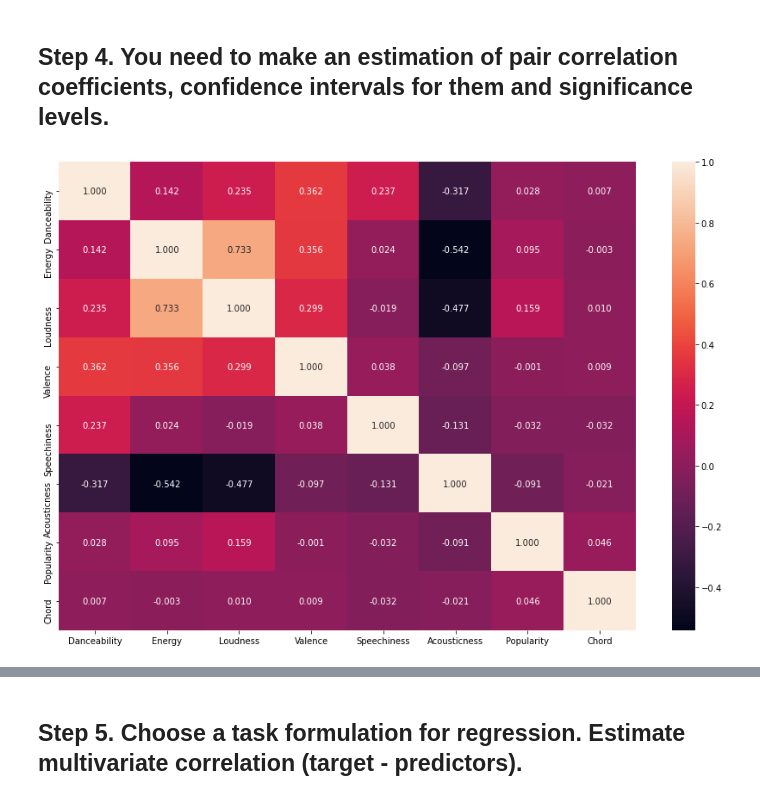
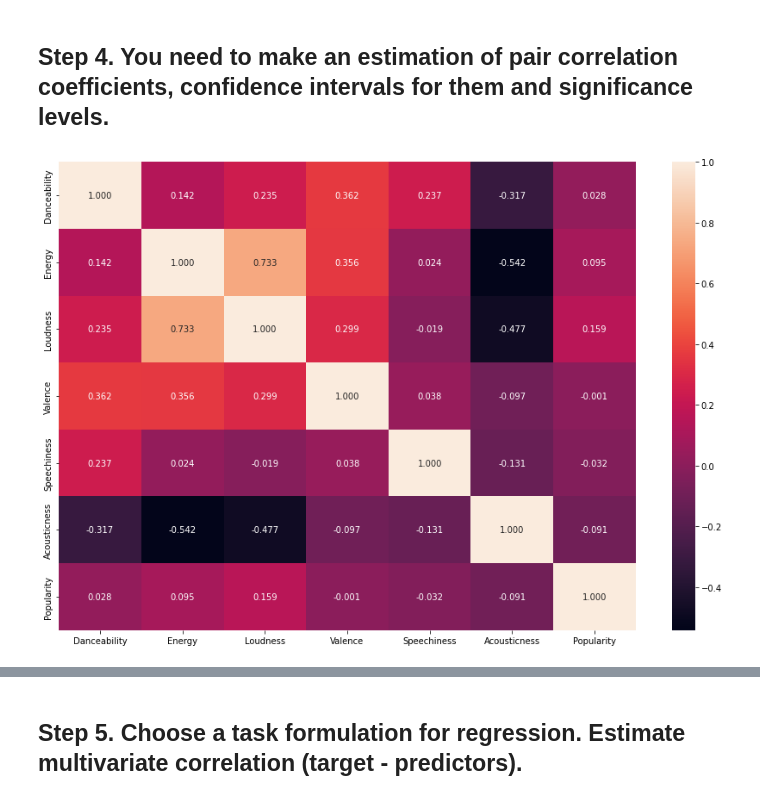
Before and after one commit to eegoro/Methods-and-models-for-multivariate-data-analysis, a Jupyter notebook: lab2.ipynb, the cells around one changed output, grey strips where cells are left out. Cells and saved outputs as stored; diff of their text form; code cells hidden in the pictures.

```diff
--- a/lab2.ipynb
+++ b/lab2.ipynb
@@ -237,14 +271,14 @@ means
 ## Step 4. You need to make an estimation of pair correlation coefficients, confidence intervals for them and significance levels.
 # %%
 plt.figure(figsize=(15,10))
-corr = subdata.corr()
+corr = subdata.drop(columns='Chord').corr()
 sns.heatmap(corr, annot=True, fmt= '.3f')
 plt.savefig(fname = "./3.png", dpi=300, facecolor='w', edgecolor='w',
             orientation='portrait', papertype=None, format=None,
             transparent=False, bbox_inches=None, pad_inches=0.1,
             frameon=None, metadata=None)
 # %% [output]
-[figure, old version]
+[figure, new version]
 # %%
 def conf_int_sign_corr(x,y):
     r, p = scipy.stats.pearsonr(x,y)
```
Also changed, not shown: parts of 33 cells of this notebook.
